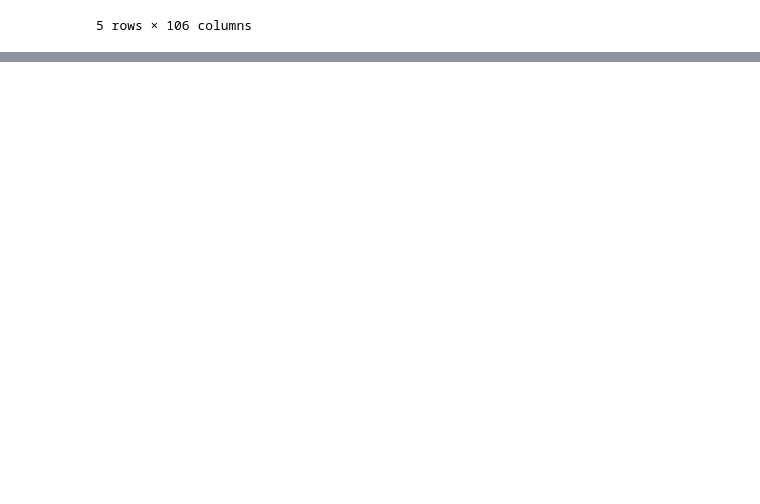
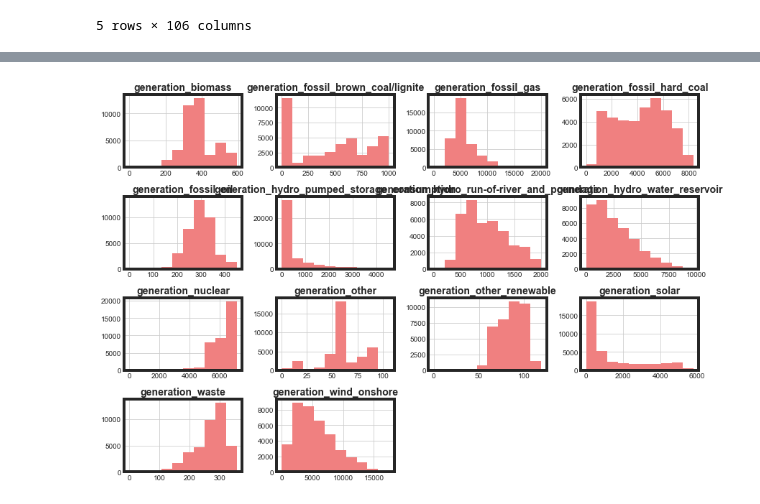
Before and after one commit to joshfuchs/DataScience_projects, a Jupyter notebook: Energy Generation and Weather Forecasting.ipynb, the cells around one changed output, grey strips where cells are left out. Saved outputs shown, nothing was run; the diff lists cells and outputs as text; code cells hidden in the pictures; blank space fills up the shorter version.

```diff
--- a/Energy Generation and Weather Forecasting.ipynb
+++ b/Energy Generation and Weather Forecasting.ipynb
@@ -462,0 +484,8 @@ Valencia 5.0
+# %%
+columns_to_drop = ['dt_iso_Madrid','city_name_Madrid',
+                  'dt_iso_Bilbao','city_name_Bilbao',
+                  'dt_iso_Seville','city_name_Seville',
+                  'dt_iso_Barcelona','city_name_Barcelona',
+                  'dt_iso_Valencia','city_name_Valencia']
+
+energy_weather = full_df.drop(columns_to_drop,axis=1)
@@ -462,0 +496,10 @@ Valencia 5.0
+# %%
+all_columns = energy_weather.columns.tolist()
+
+generation_columns = [x for x in all_columns if x.startswith('generation')]
+
+generation_df = energy_weather[generation_columns]
+# %%
+histograms = generation_df.hist(figsize=(12,8),color='lightcoral')
+# %% [output]
+[figure, added]
```
Also changed, not shown: parts of 12 cells of this notebook.
